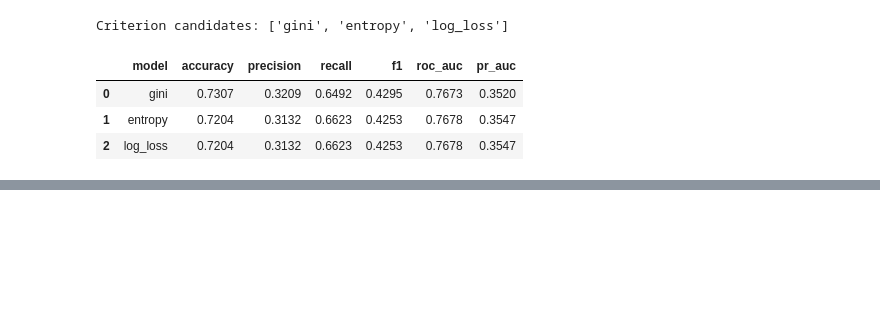
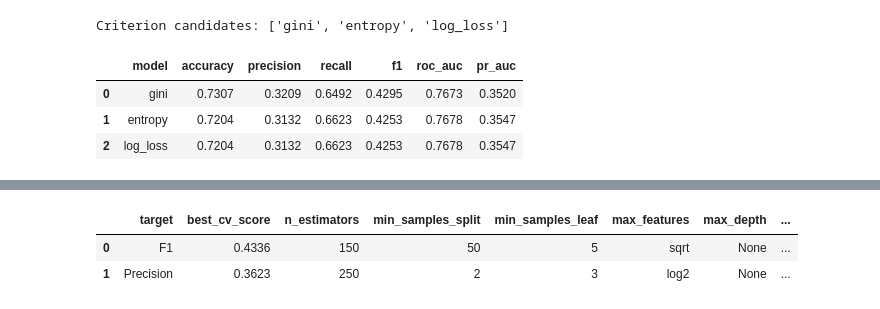
Before and after one commit to ShoppingInsight/shopper-prediction, a Jupyter notebook: models/random_forest/RandomForest.ipynb, the cells around one changed output, grey strips where cells are left out. Drawn from its saved outputs; the diff is of its cells as text; code cells hidden in the pictures; blank space fills up the shorter version.

```diff
--- a/models/random_forest/RandomForest.ipynb
+++ b/models/random_forest/RandomForest.ipynb
@@ -341,43 +376,117 @@ param_distributions = {
     'criterion': criteria,
     'max_depth': [4, 6, 8, 10, 12, None],
     'min_samples_split': [2, 10, 30, 50],
     'min_samples_leaf': [1, 3, 5, 10, 20],
     'max_features': ['sqrt', 'log2'],
 }
 
 cv = StratifiedKFold(n_splits=5, shuffle=True, random_state=RANDOM_STATE)
+summary_cols = [
+    'rank_test_score', 'mean_test_score', 'std_test_score', 'mean_train_score',
+    'param_n_estimators', 'param_criterion', 'param_max_depth',
+    'param_min_samples_leaf', 'param_min_samples_split', 'param_max_features',
+]
+
 
 def run_rf_search(scoring, label):
     search = RandomizedSearchCV(
         estimator=RandomForestClassifier(
             class_weight='balanced',
             random_state=RANDOM_STATE,
             n_jobs=-1,
         ),
         param_distributions=param_distributions,
         n_iter=60,
         scoring=scoring,
         cv=cv,
         random_state=RANDOM_STATE,
         n_jobs=-1,
         return_train_score=True,
     )
     search.fit(X_train, y_train)
+    result_df = pd.DataFrame(search.cv_results_).sort_values('rank_test_score')
+    return search, result_df
 
-    result_df = pd.DataFrame(search.cv_results_).sort_values('rank_test_score')
-    summary_cols = [
-        'rank_test_score', 'mean_test_score', 'std_test_score', 'mean_train_score',
-        'param_n_estimators', 'param_criterion', 'param_max_depth',
-        'param_min_samples_leaf', 'param_min_samples_split', 'param_max_features',
-    ]
-    print(f'Best params - {label}:')
-    print(search.best_params_)
-    print(f"Best CV {label}: {search.best_score_:.4f}")
-    print(f'\nTop 10 tuning results - {label}:')
-    print(result_df[summary_cols].head(10).round(4).to_string(index=False))
-    print('\n' + '-' * 80 + '\n')
-    return search, result_df
+
+def tuning_summary_row(label, search):
+    return {
+        'target': label,
+        'best_cv_score': search.best_score_,
+        **search.best_params_,
+    }
+
+
+def top_tuning_rows(result_df, n=5):
+    rename = {
+        'rank_test_score': 'rank',
+        'mean_test_score': 'cv',
+        'std_test_score': 'std',
+        'mean_train_score': 'train',
+        'param_n_estimators': 'trees',
+        'param_criterion': 'criterion',
+        'param_max_depth': 'depth',
+        'param_min_samples_leaf': 'leaf',
+        'param_min_samples_split': 'split',
+        'param_max_features': 'features',
+    }
+    return result_df[summary_cols].head(n).round(4).rename(columns=rename)
+
+
+def display_side_by_side(title_to_df):
+    style = """
+    <style>
+    .rf-side-by-side {
+        display: grid;
+        grid-template-columns: repeat(2, minmax(0, 1fr));
+        gap: 16px;
+        max-width: 100%;
+    }
+    .rf-table-block {
+        min-width: 0;
+        overflow-x: auto;
+    }
+    .rf-table-block h4 {
+        margin: 0 0 6px 0;
+    }
+    .rf-table-block table {
+        border-collapse: collapse;
+        font-size: 11px;
+        line-height: 1.25;
+        white-space: nowrap;
+    }
+    .rf-table-block th, .rf-table-block td {
+        padding: 3px 6px;
+    }
+    @media (max-width: 900px) {
+        .rf-side-by-side { grid-template-columns: 1fr; }
+    }
+    </style>
+    """
+    blocks = []
+    for title, df in title_to_df.items():
+        blocks.append(
+            '<div class="rf-table-block">'
+            f'<h4>{title}</h4>'
+            + df.to_html(index=False)
+            + '</div>'
+        )
+    display(HTML(style + '<div class="rf-side-by-side">' + ''.join(blocks) + '</div>'))
+
 
 f1_search, f1_cv_result = run_rf_search('f1', 'F1')
 precision_search, precision_cv_result = run_rf_search('precision', 'Precision')
+
+tuning_summary = pd.DataFrame([
+    tuning_summary_row('F1', f1_search),
+    tuning_summary_row('Precision', precision_search),
+])
+
+display(tuning_summary.round(4))
+display_side_by_side({
+    'Top 5 CV results - F1': top_tuning_rows(f1_cv_result),
+    'Top 5 CV results - Precision': top_tuning_rows(precision_cv_result),
+})
 # %% [output]
+|  | target | best_cv_score | n_estimators | min_samples_split | min_samples_leaf | max_features | max_depth | ... |
+| 0 | F1 | 0.4336 | 150 | 50 | 5 | sqrt | None | ... |
+| 1 | Precision | 0.3623 | 250 | 2 | 3 | log2 | None | ... |
```
Also changed, not shown: parts of 45 cells of this notebook.
